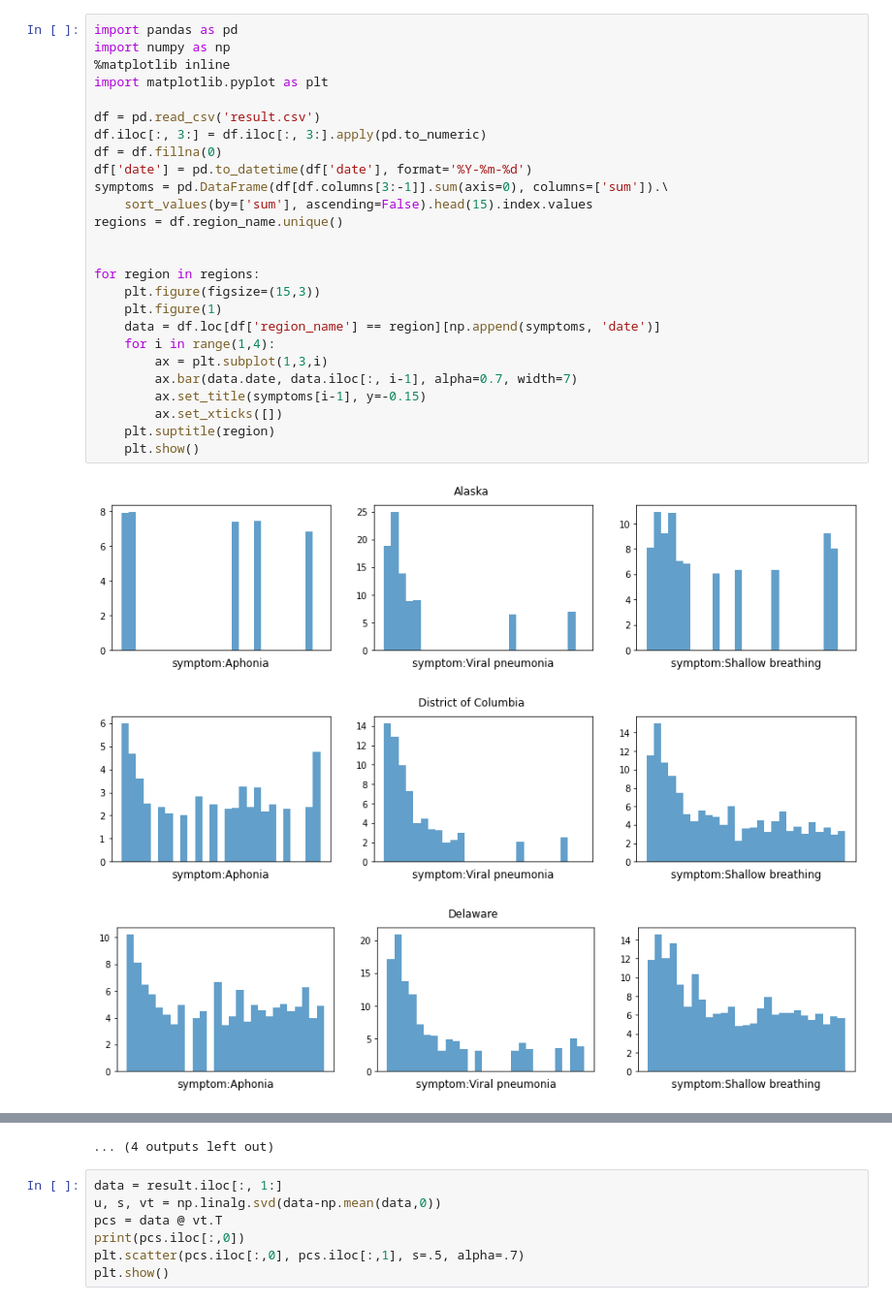
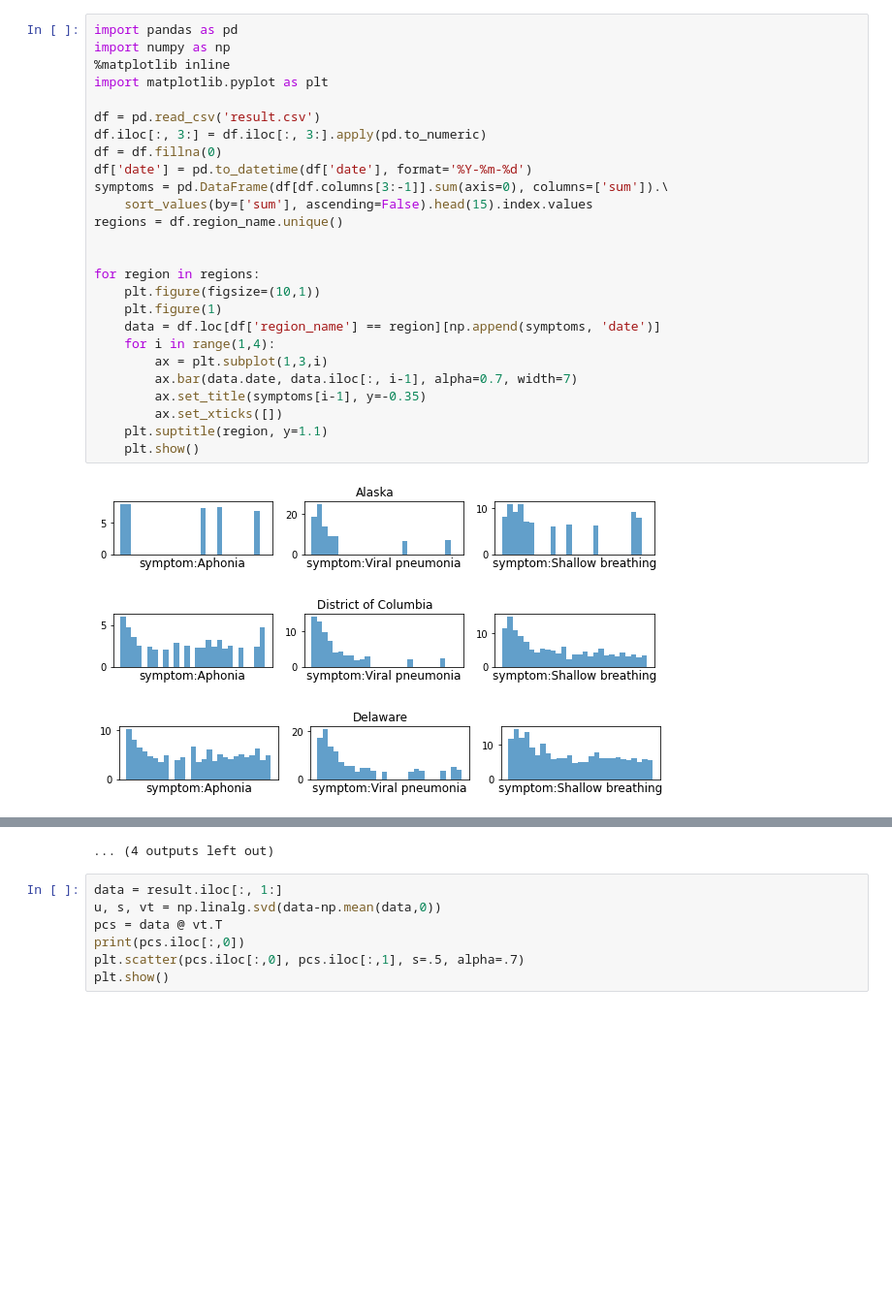
Before and after one commit to JumjieYang/COVID19-ML, a Jupyter notebook: visualize.ipynb, the cells around one changed output, grey strips where cells are left out. Shown: that part at 97% size. Cells and saved outputs as stored; diff of their text form; blank space fills up the shorter version.

Commit message:
visualize

```diff
--- a/visualize.ipynb
+++ b/visualize.ipynb
@@ -1,30 +1,30 @@
 # %%
 import pandas as pd
 import numpy as np
 %matplotlib inline
 import matplotlib.pyplot as plt
 
 df = pd.read_csv('result.csv')
 df.iloc[:, 3:] = df.iloc[:, 3:].apply(pd.to_numeric)
 df = df.fillna(0)
 df['date'] = pd.to_datetime(df['date'], format='%Y-%m-%d')
 symptoms = pd.DataFrame(df[df.columns[3:-1]].sum(axis=0), columns=['sum']).\
     sort_values(by=['sum'], ascending=False).head(15).index.values
 regions = df.region_name.unique()
 
 
 for region in regions:
-    plt.figure(figsize=(15,3))
+    plt.figure(figsize=(10,1))
     plt.figure(1)
     data = df.loc[df['region_name'] == region][np.append(symptoms, 'date')]
     for i in range(1,4):
         ax = plt.subplot(1,3,i)
         ax.bar(data.date, data.iloc[:, i-1], alpha=0.7, width=7)
-        ax.set_title(symptoms[i-1], y=-0.15)
+        ax.set_title(symptoms[i-1], y=-0.35)
         ax.set_xticks([])
-    plt.suptitle(region)
+    plt.suptitle(region, y=1.1)
     plt.show()
 # %% [output]
-[figure, old version]
+[figure, new version]
-[figure, old version]
+[figure, new version]
-[figure, old version]
+[figure, new version]
```
Also changed, not shown: parts of 1 cell of this notebook.
